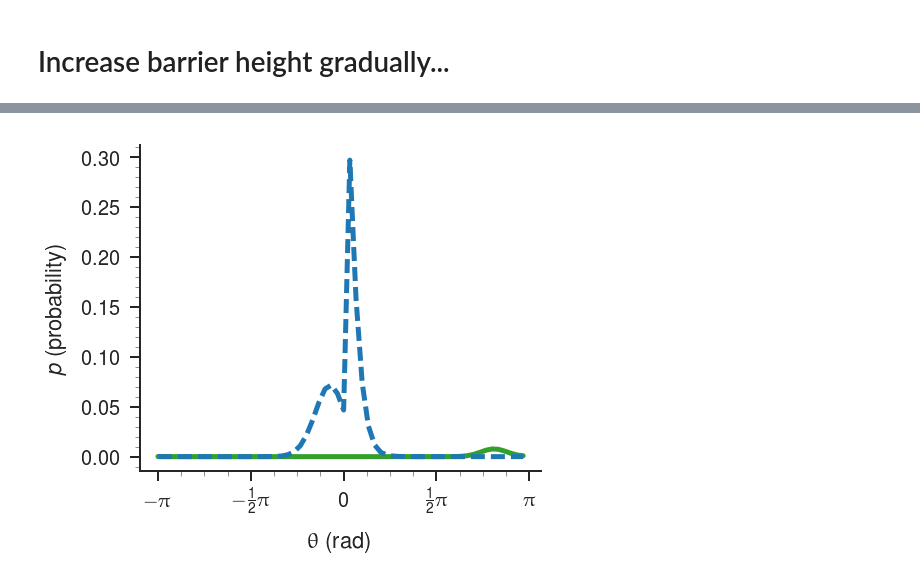
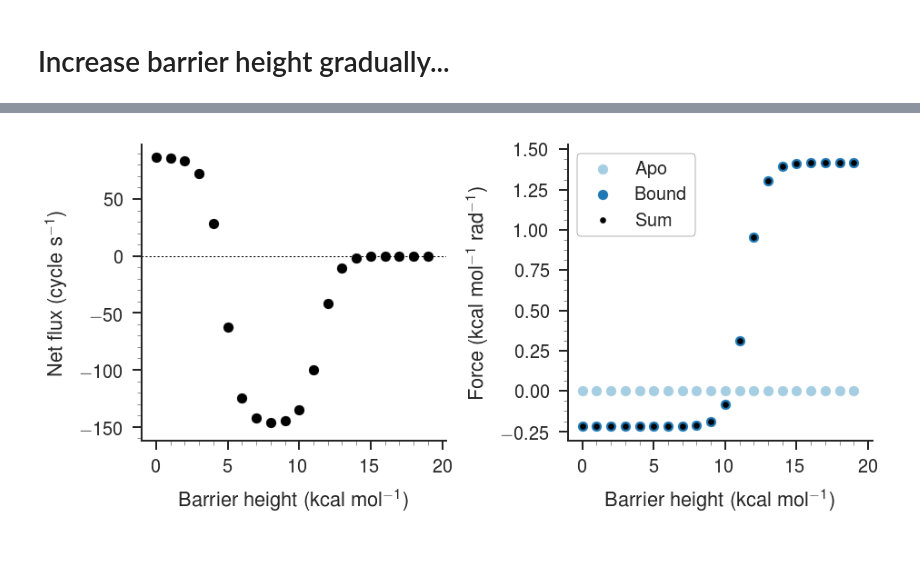
Before and after one commit to slochower/nonequilibrium-master, a Jupyter notebook: notebooks/force-on-barrier/force-on-barrier-quick-explanation.ipynb, the cells around one changed output, grey strips where cells are left out. Drawn from its saved outputs; the diff is of its cells as text; code cells hidden in the pictures; blank space fills up the shorter version.

Commit message:
Force and flux reversal discovered with barrier

```diff
--- a/notebooks/force-on-barrier/force-on-barrier-quick-explanation.ipynb
+++ b/notebooks/force-on-barrier/force-on-barrier-quick-explanation.ipynb
@@ -408,5 +408,6 @@ for barrier_height in np.arange(0, 100, 1):
     bin_width = bin_width = 2 * np.pi / 60
     apo_force = blocked.ss[blocked.barrier_bin + 1] / bin_width * 0.593 - blocked.ss[blocked.barrier_bin] / bin_width * 0.593
     bound_force = blocked.ss[blocked.bins + blocked.barrier_bin + 1] / bin_width * 0.593 - blocked.ss[blocked.bins + blocked.barrier_bin] / bin_width * 0.593
-    print('{0}\t{1:+5.7f}\t{2:+5.7f}\t{3:+5.7f}'.format(barrier_height, apo_force, bound_force, apo_force + bound_force))
+    print('{0}\t{1:+5.7f}\t{2:+5.7f}\t{3:+5.7f}\t{4:+5.7f}'.format(barrier_height, apo_force, bound_force, apo_force + bound_force,
+                                                                  np.mean(blocked.flux_u + blocked.flux_b)))
 # %% [output]
@@ -442,4 +430,0 @@ Peak                      +1.80e+02  cycle second**-1
-# %%
-plot_ss(blocked)
-# %% [output]
-[figure, removed]
@@ -447,0 +431,42 @@ plot
+# %%
+cmap = sns.color_palette("Paired", 10)
+fig = plt.figure(figsize=(2 * 6 * 1.2, 6))
+grid = GridSpec(1, 2, wspace=0.4, hspace=0.2)
+ax1 = plt.subplot(grid[0, 0])
+ax1.set_ylabel('Net flux (cycle s$^{-1}$)')
+ax1.set_xlabel('Barrier height (kcal mol$^{-1}$)')
+ax2 = plt.subplot(grid[0, 1])
+ax2.set_ylabel('Force (kcal mol$^{-1}$ rad$^{-1}$)')
+ax2.set_xlabel('Barrier height (kcal mol$^{-1}$)')
+
+for barrier_height in np.arange(0, 20, 1):
+    blocked = Simulation(data_source='adk_md_data')
+    blocked.name = 'psiSER41'
+    blocked.cSubstrate = 10**-1
+
+    blocked.barrier = True
+    blocked.barrier_bin = 30
+    blocked.barrier_height = barrier_height
+
+    blocked.simulate()
+
+    bin_width = bin_width = 2 * np.pi / 60
+    apo_force = blocked.ss[blocked.barrier_bin + 1] / bin_width * 0.593 - blocked.ss[blocked.barrier_bin] / bin_width * 0.593
+    bound_force = blocked.ss[blocked.bins + blocked.barrier_bin + 1] / bin_width * 0.593 - blocked.ss[blocked.bins + blocked.barrier_bin] / bin_width * 0.593
+    # print('{0}\t{1:+5.7f}\t{2:+5.7f}\t{3:+5.7f}\t{4:+5.7f}'.format(barrier_height, apo_force, bound_force, apo_force + bound_force,
+    #                                                              np.mean(blocked.flux_u + blocked.flux_b)))
+
+    ax1.scatter(barrier_height, np.mean(blocked.flux_u + blocked.flux_b), c='k', s=120)
+
+    apo = ax2.scatter(barrier_height, apo_force, label='Apo', c=cmap[0], s=120)
+    bound = ax2.scatter(barrier_height, bound_force, label='Bound', c=cmap[1], s=120)
+    sm = ax2.scatter(barrier_height, apo_force + bound_force, label='Sum', c='k', s=40)
+
+ax1.axhline(0, -1, 1, c='k', ls=':', lw=1)
+handles, labels = ax2.get_legend_handles_labels()
+display = (0,1,2)
+ax2.legend([handle for i,handle in enumerate(handles) if i in display],
+          [label for i,label in enumerate(labels) if i in display], frameon=True, loc=0, framealpha=1.0, edgecolor='k')
+paper_plot(fig)
+# %% [output]
+[figure, added]
```
Also changed, not shown: parts of 4 cells of this notebook.
